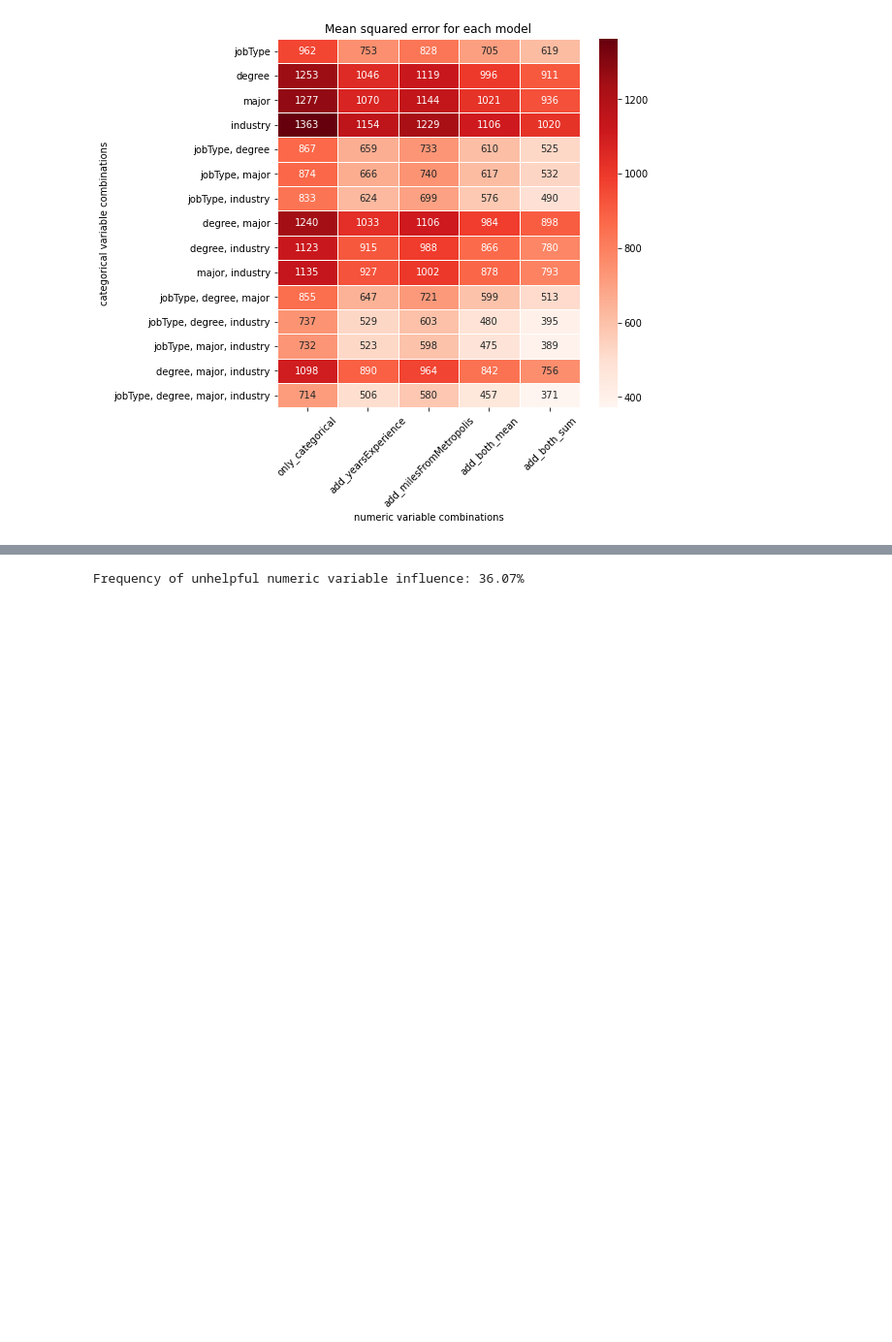
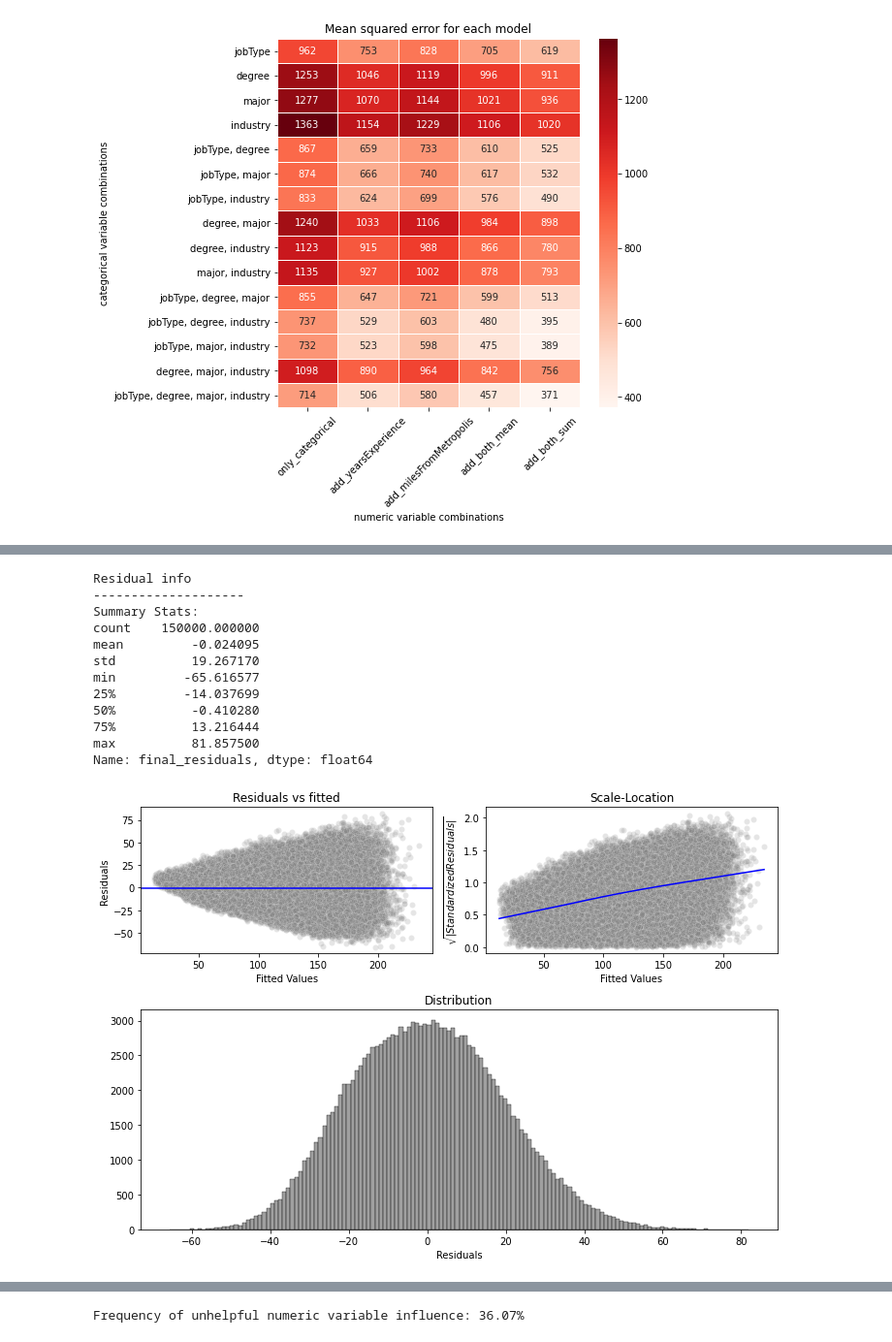
Before and after one commit to scottwiles/salary_prediction, a Jupyter notebook: notebooks/salary_prediction_baseline_model.ipynb, the cells around one changed output, grey strips where cells are left out. Shown: that part at 97% size. Saved outputs shown, nothing was run; the diff lists cells and outputs as text; code cells hidden in the pictures; blank space fills up the shorter version.

```diff
--- a/notebooks/salary_prediction_baseline_model.ipynb
+++ b/notebooks/salary_prediction_baseline_model.ipynb
@@ -320,0 +331,63 @@ Name: final_residuals, dtype: float64
+# %%
+def describe_residuals(resids: pd.DataFrame):
+    """Prints out and reports summary statistics on the residuals.
+
+    Meant to work with the output of 'get_residuals()' function
+    """
+    print("Residual info")
+    print("-"*20)
+
+    print("Summary Stats:")
+    print(resids.final_residuals.describe(), end = '\n\n')
+
+    # Setup figure and grid
+    fig, ax = plt.subplots(2,2, figsize=(10, 7), gridspec_kw = {'height_ratios': [2,3]})
+    grid_shape = (2,2)
+    resid_v_fitted = plt.subplot2grid(grid_shape, (0,0))
+    scale_location = plt.subplot2grid(grid_shape, (0,1))
+    resid_distn = plt.subplot2grid(grid_shape, (1,0), colspan = 2)
+
+    # Residuals vs fitted
+    sns.scatterplot(x = 'salary_preds', y = 'final_residuals', data = resids, alpha = 0.2, color = 'grey', ax = resid_v_fitted)
+    resid_v_fitted.axhline(resids.final_residuals.mean(), color = 'blue')
+    resid_v_fitted.set_xlabel('Fitted Values')
+    resid_v_fitted.set_ylabel('Residuals')
+    resid_v_fitted.set_title('Residuals vs fitted')
+
+    # Scale-Location
+    std_resids = resids.final_residuals / resids.final_residuals.std()
+    std_resids = np.sqrt(std_resids.abs())
+    delta = 0.00005 * len(resids) # For computational efficiency, with lowess, on large data
+    loess = lowess(std_resids, resids.salary_preds, it = 0, delta = delta, return_sorted = False)
+
+    sns.scatterplot(x = resids.salary_preds, y = std_resids, alpha = 0.2, color = 'grey', ax = scale_location)
+    sns.lineplot(x = resids.salary_preds, y = loess, ci = None, color = "blue", ax = scale_location)
+
+    scale_location.set_ylabel('$\sqrt{|Standardized Residuals|}$')
+    scale_location.set_xlabel('Fitted Values')
+    scale_location.set_title('Scale-Location')
+
+    # Residual distribution
+    sns.histplot(x = 'final_residuals', data = resids, ax = resid_distn, color = 'grey')
+    resid_distn.set_title('Distribution')
+    resid_distn.set_ylabel('')
+    resid_distn.set_xlabel('Residuals')
+
+    plt.tight_layout()
+    plt.show()
+
+describe_residuals(best_mdl_residuals)
+# %% [output]
+Residual info
+--------------------
+Summary Stats:
+count    150000.000000
+mean         -0.024095
+std          19.267170
+min         -65.616577
+25%         -14.037699
+50%          -0.410280
+75%          13.216444
+max          81.857500
+Name: final_residuals, dtype: float64
+[figure, added]
```
Also changed, not shown: parts of 35 cells of this notebook, 1 other file.
